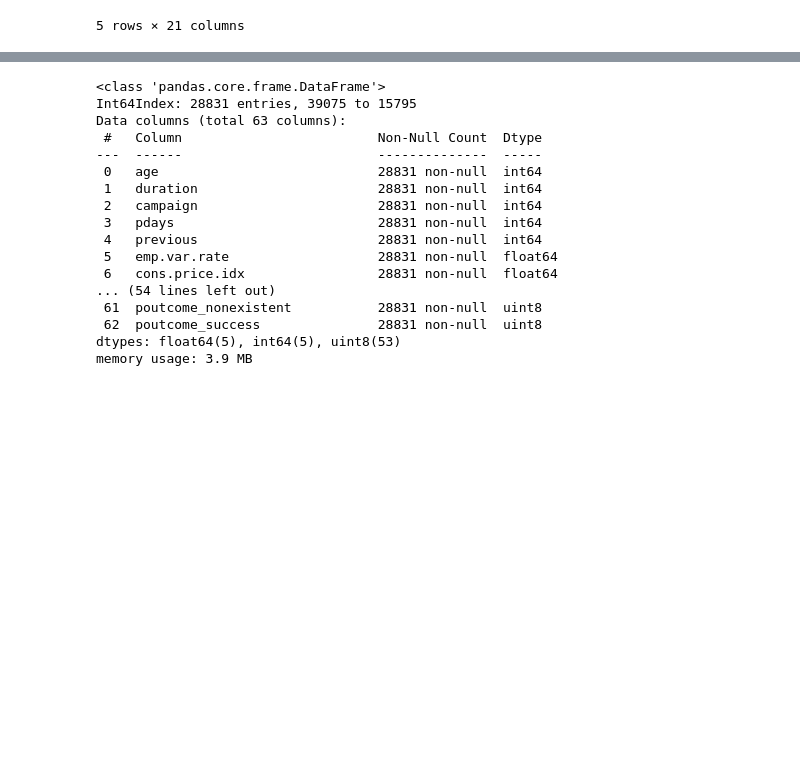
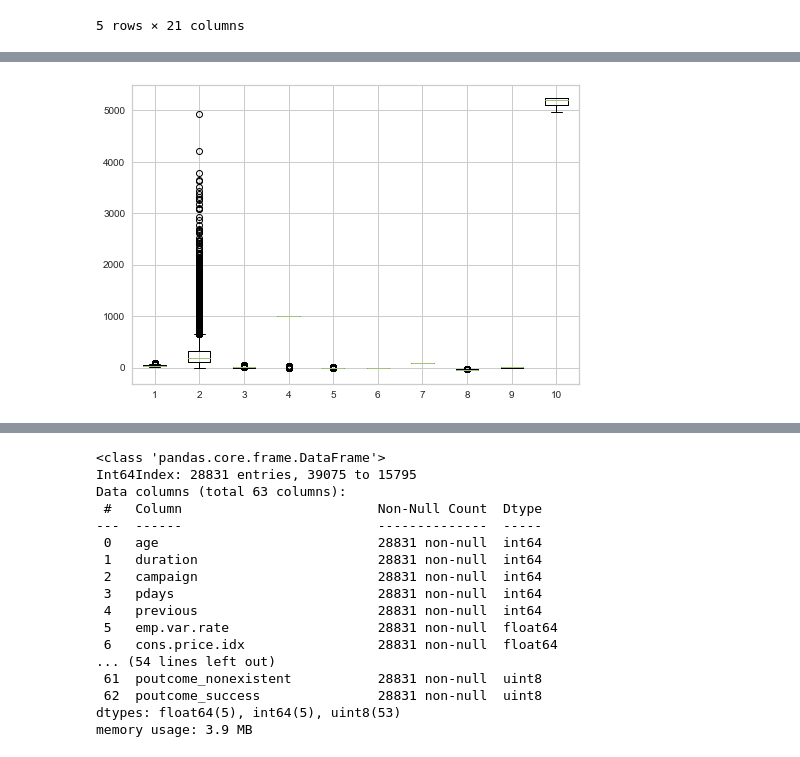
Before and after one commit to wuesten/Potfolio_2_ML, a Jupyter notebook: Exam.ipynb, the cells around one changed output, grey strips where cells are left out. Cells and saved outputs as stored; diff of their text form; code cells hidden in the pictures; blank space fills up the shorter version.

```diff
--- a/Exam.ipynb
+++ b/Exam.ipynb
@@ -85,0 +92,6 @@ df.head()
+# %%
+duplicated_rows = df[df.duplicated() == True]
+print("The dataset contains "+ str(duplicated_rows.shape[0]) + " fully duplicatated rows.")
+print(df.shape)
+df = df.drop_duplicates()
+df.shape
@@ -162,0 +164,3 @@ X.head()
+# %%
+numerical_features =df.select_dtypes(["int64", 'float64'])
+numerical_features
@@ -162,0 +181,5 @@ X.head()
+# %%
+plt.boxplot(numerical_features)
+plt.show()
+# %% [output]
+[figure, added]
```
Also changed, not shown: parts of 16 cells of this notebook.
